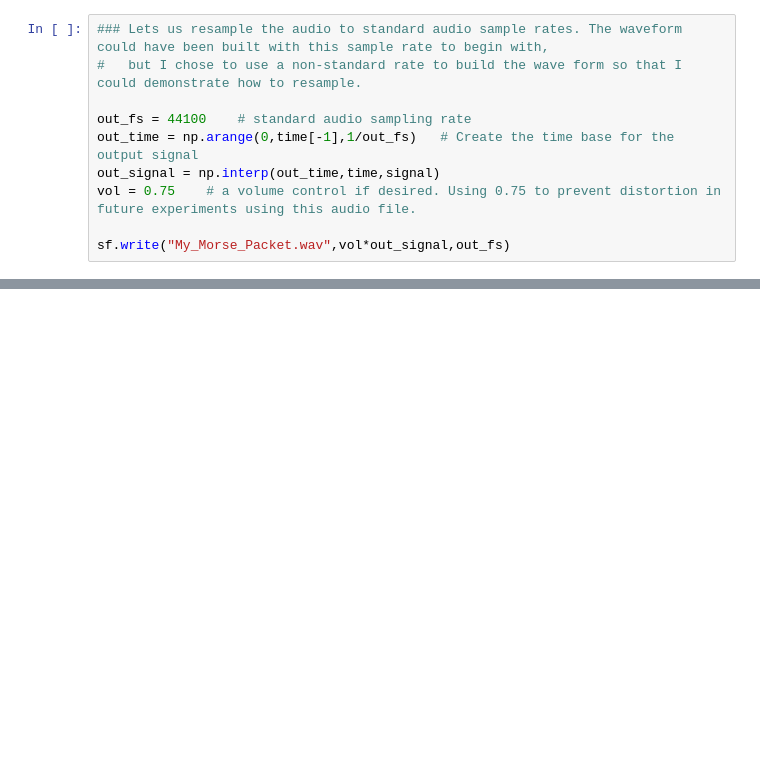
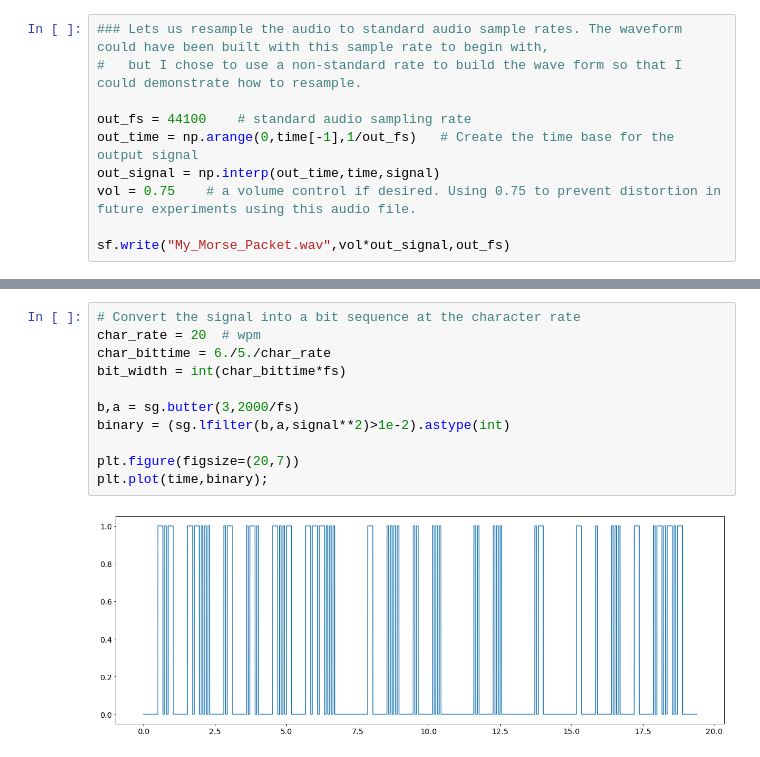
Before and after one commit to k7arx/modulation, a Jupyter notebook: MORSE/Morse.ipynb, the cells around one changed output, grey strips where cells are left out. Saved outputs shown, nothing was run; the diff lists cells and outputs as text; blank space fills up the shorter version.

```diff
--- a/MORSE/Morse.ipynb
+++ b/MORSE/Morse.ipynb
@@ -166,0 +184,13 @@ sf.write("My_Morse_Packet.wav",vol*out_signal,out_fs)
+# %%
+# Convert the signal into a bit sequence at the character rate
+char_rate = 20  # wpm
+char_bittime = 6./5./char_rate
+bit_width = int(char_bittime*fs)
+
+b,a = sg.butter(3,2000/fs)
+binary = (sg.lfilter(b,a,signal**2)>1e-2).astype(int)
+
+plt.figure(figsize=(20,7))
+plt.plot(time,binary);
+# %% [output]
+[figure, added]
```
Also changed, not shown: parts of 4 cells of this notebook, 3 other files.
